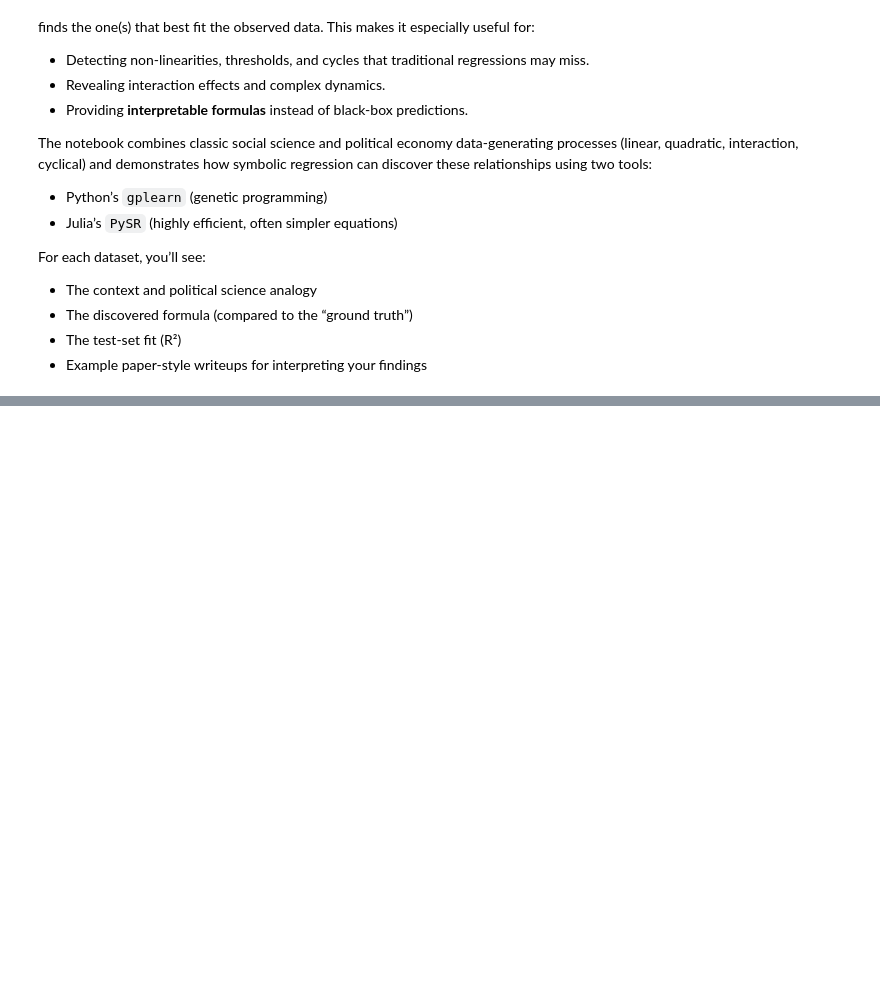
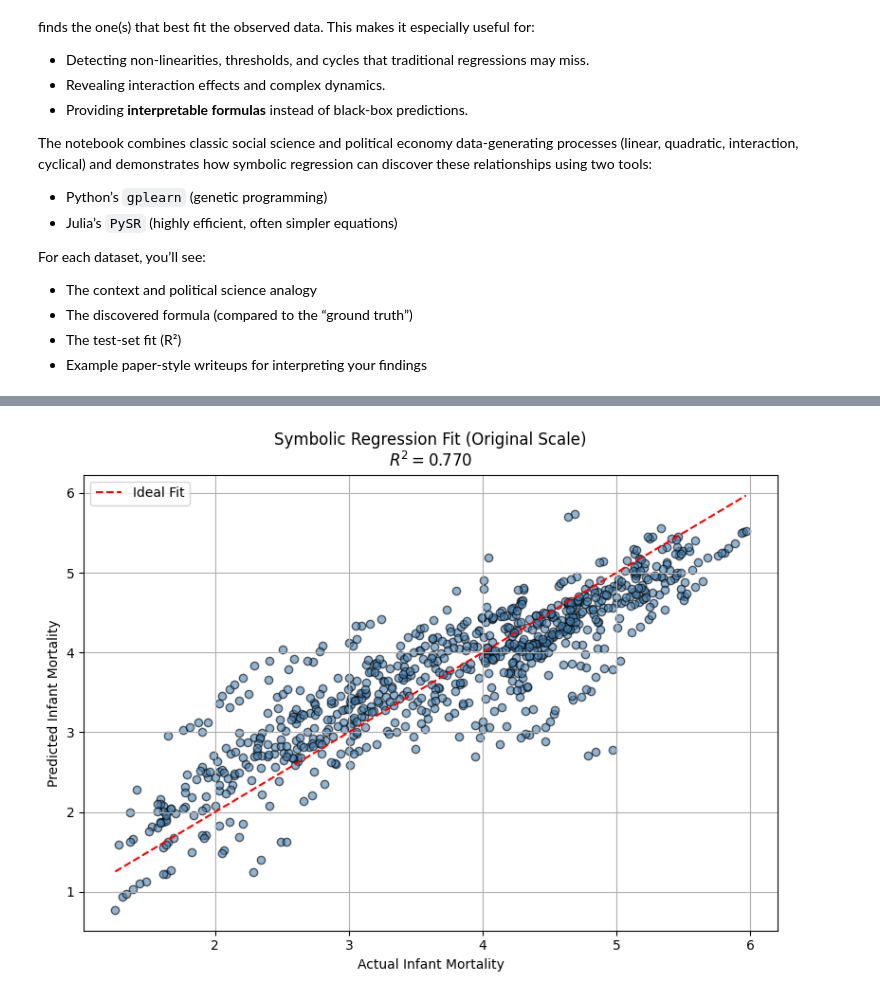
Before and after one commit to DanBaissa/symbolic_regression_polisci, a Jupyter notebook: Symbolic_Regression_Political_Science_Edition.ipynb, the cells around one changed output, grey strips where cells are left out. Cells and saved outputs as stored; diff of their text form; code cells hidden in the pictures; blank space fills up the shorter version.

```diff
--- a/Symbolic_Regression_Political_Science_Edition.ipynb
+++ b/Symbolic_Regression_Political_Science_Edition.ipynb
@@ -345,0 +885,25 @@ LaTeX equation:
+# %%
+import matplotlib.pyplot as plt
+import numpy as np
+
+# Predict on test set (still on log scale)
+y_pred = model.predict(X_test)
+y_actual = y_test
+
+# Calculate R^2 on original scale, if you want
+from sklearn.metrics import r2_score
+r2_orig = r2_score(y_actual, y_pred)
+
+# Plot actual vs predicted (original scale)
+plt.figure(figsize=(8, 6))
+plt.scatter(y_actual, y_pred, alpha=0.6, color='steelblue', edgecolor='k')
+plt.plot([y_actual.min(), y_actual.max()], [y_actual.min(), y_actual.max()], 'r--', label='Ideal Fit')
+plt.xlabel("Actual Infant Mortality")
+plt.ylabel("Predicted Infant Mortality")
+plt.title(f"Symbolic Regression Fit (Original Scale)\n$R^2 = {r2_orig:.3f}$")
+plt.legend()
+plt.grid(True)
+plt.tight_layout()
+plt.show()
+# %% [output]
+[figure, added]
```
Also changed, not shown: parts of 30 cells of this notebook.
